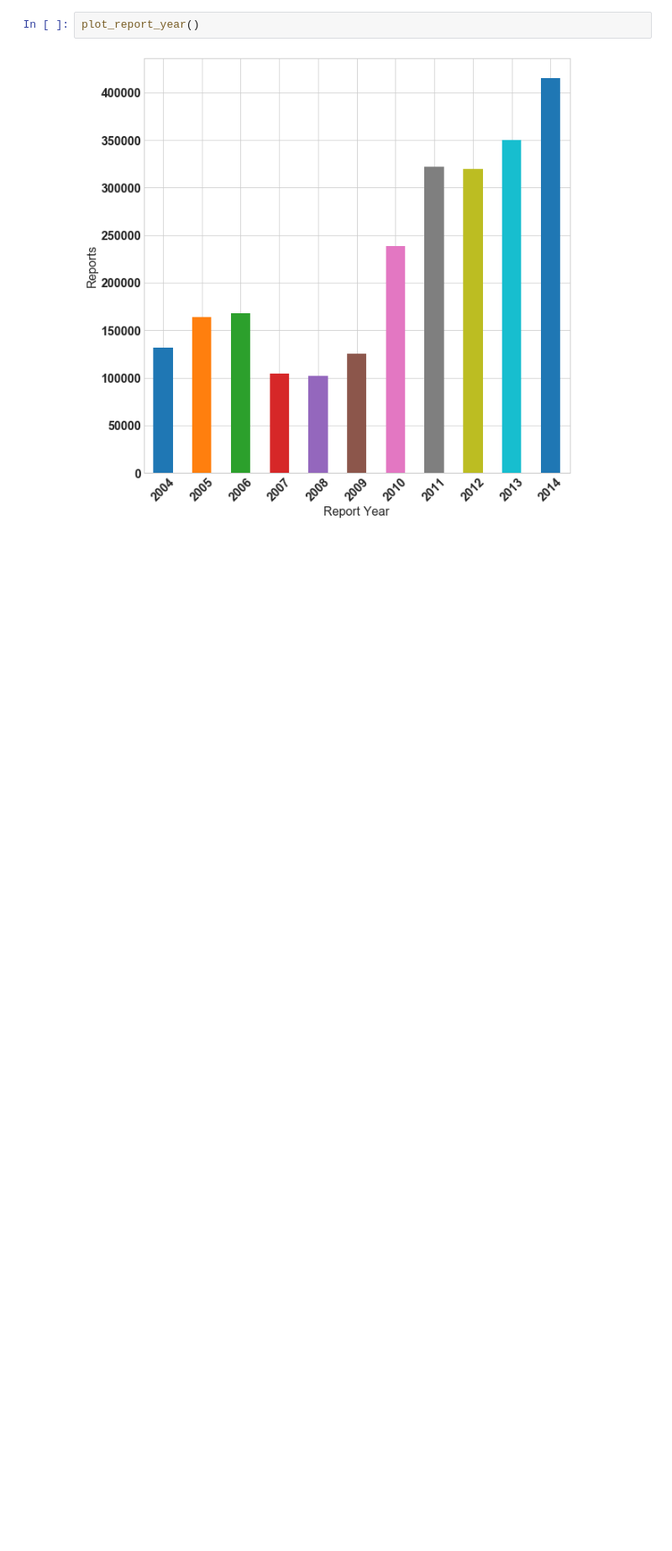
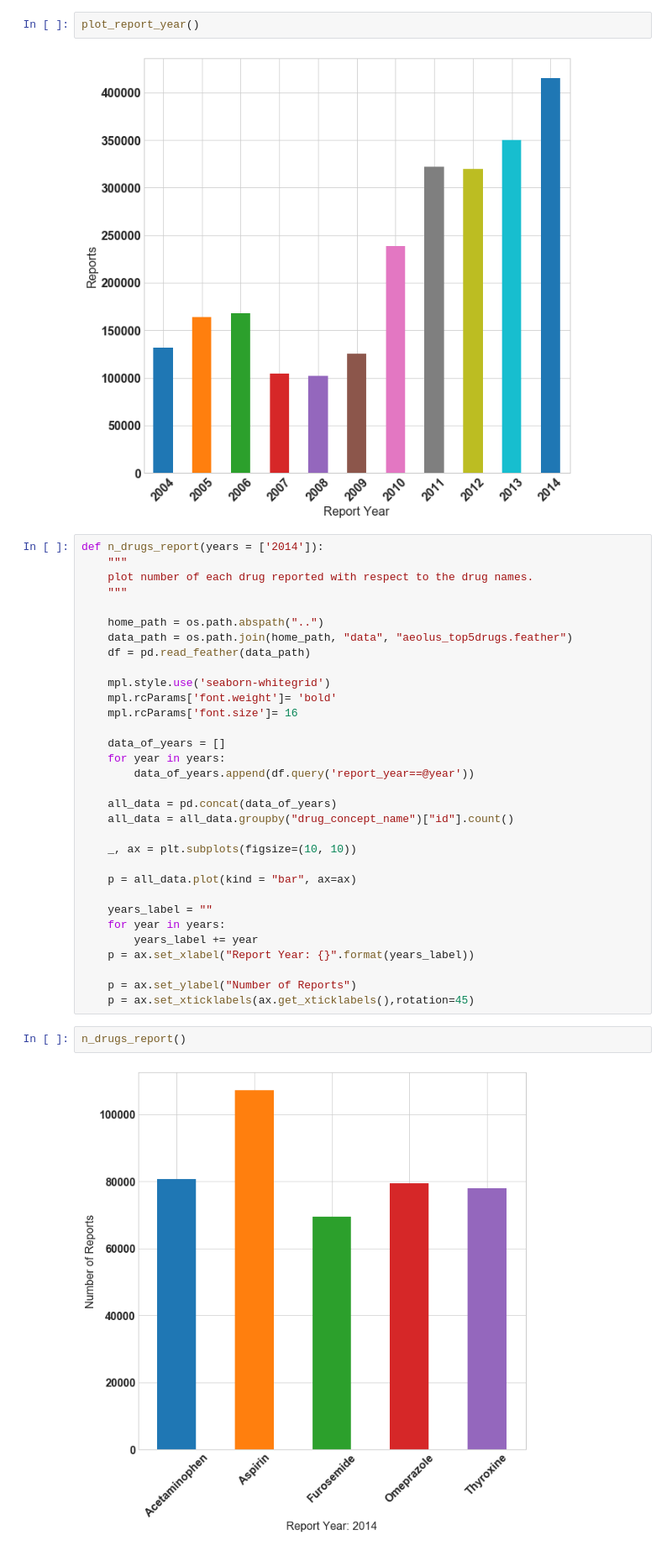
Before and after one commit to NCBI-Hackathons/SafeDrugs, a Jupyter notebook: sandbox/plot_report_year.ipynb, the cells around one changed output. Shown at 84% size. Saved outputs shown, nothing was run; the diff lists cells and outputs as text; blank space fills up the shorter version.

```diff
--- a/sandbox/plot_report_year.ipynb
+++ b/sandbox/plot_report_year.ipynb
@@ -41,3 +32,39 @@ def plot_report_year():
 plot_report_year()
 # %% [output]
 [figure]
+# %%
+def n_drugs_report(years = ['2014']):
+    """
+    plot number of each drug reported with respect to the drug names.
+    """
+
+    home_path = os.path.abspath("..")
+    data_path = os.path.join(home_path, "data", "aeolus_top5drugs.feather")
+    df = pd.read_feather(data_path)
+
+    mpl.style.use('seaborn-whitegrid')
+    mpl.rcParams['font.weight']= 'bold'
+    mpl.rcParams['font.size']= 16
+
+    data_of_years = []
+    for year in years:
+        data_of_years.append(df.query('report_year==@year'))
+
+    all_data = pd.concat(data_of_years)
+    all_data = all_data.groupby("drug_concept_name")["id"].count()
+
+    _, ax = plt.subplots(figsize=(10, 10))
+
+    p = all_data.plot(kind = "bar", ax=ax)
+
+    years_label = ""
+    for year in years:
+        years_label += year
+    p = ax.set_xlabel("Report Year: {}".format(years_label))
+
+    p = ax.set_ylabel("Number of Reports")
+    p = ax.set_xticklabels(ax.get_xticklabels(),rotation=45)
+# %%
+n_drugs_report()
+# %% [output]
+[figure, added]
```
Also changed, not shown: parts of 2 cells of this notebook.
